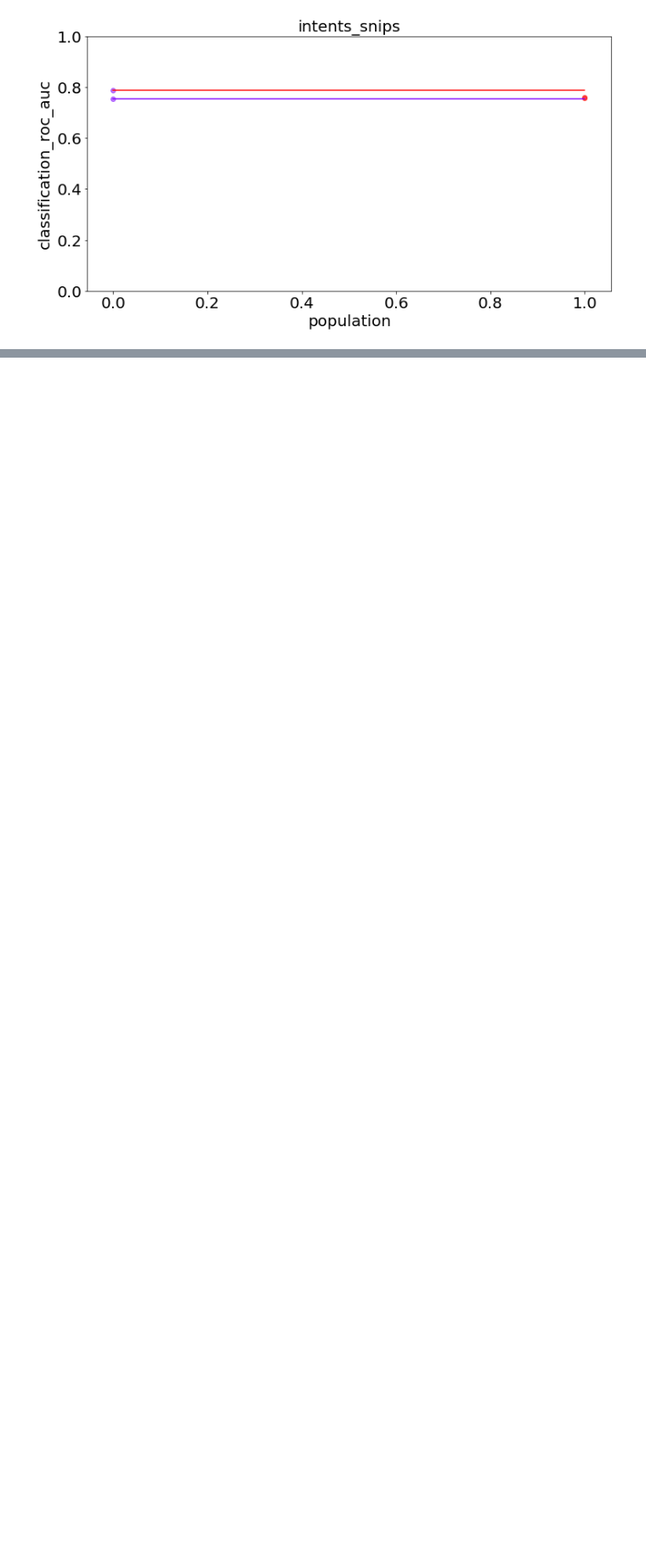
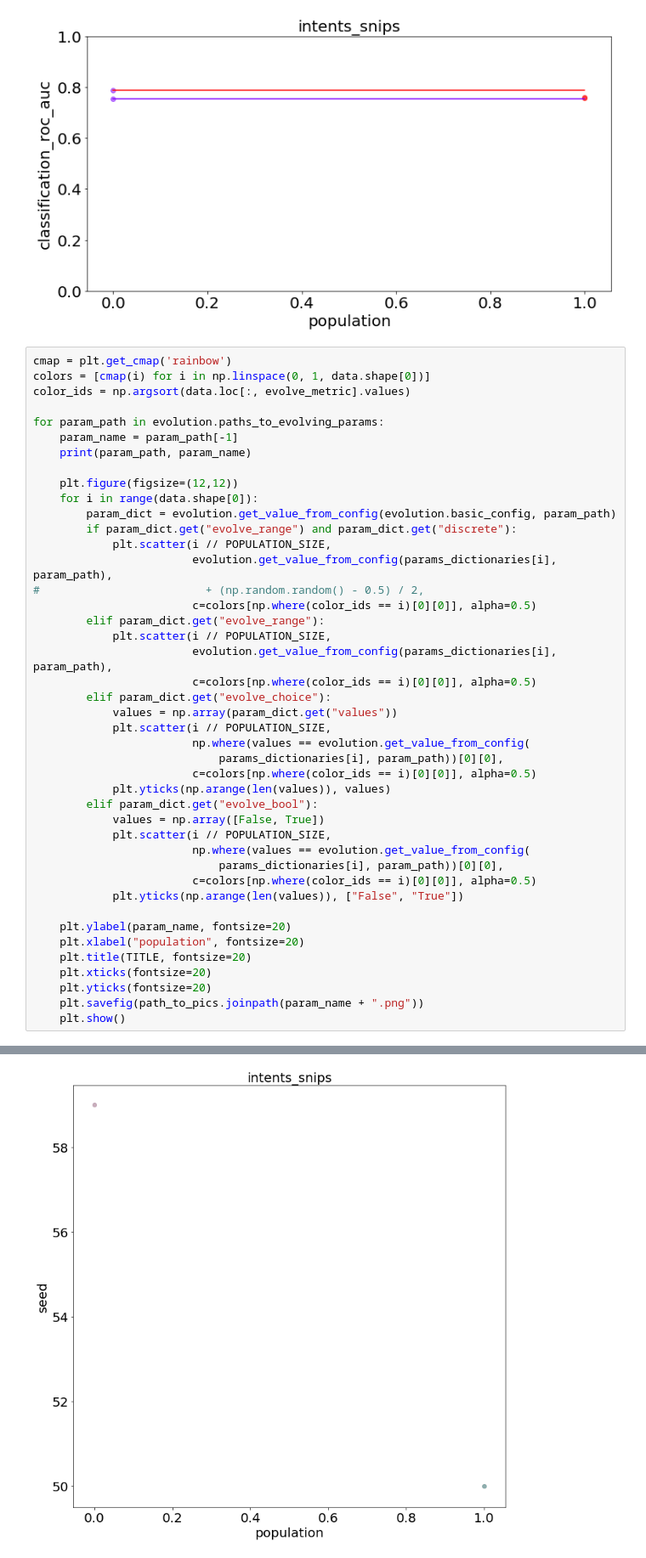
Before and after one commit to deeppavlov/DeepPavlov, a Jupyter notebook: deeppavlov/models/evolution/Results_analysis.ipynb, the cells around one changed output, grey strips where cells are left out. Shown at 85% size. Saved outputs shown, nothing was run; the diff lists cells and outputs as text; blank space fills up the shorter version.

Commit message:
feat: add check bool

```diff
--- a/deeppavlov/models/evolution/Results_analysis.ipynb
+++ b/deeppavlov/models/evolution/Results_analysis.ipynb
@@ -229,3 +221,47 @@ for metric, ylim in zip(MEASURES, ylims):
 [figure]
 [figure]
 [figure]
+# %%
+cmap = plt.get_cmap('rainbow')
+colors = [cmap(i) for i in np.linspace(0, 1, data.shape[0])]
+color_ids = np.argsort(data.loc[:, evolve_metric].values)
+
+for param_path in evolution.paths_to_evolving_params:
+    param_name = param_path[-1]
+    print(param_path, param_name)
+
+    plt.figure(figsize=(12,12))
+    for i in range(data.shape[0]):
+        param_dict = evolution.get_value_from_config(evolution.basic_config, param_path)
+        if param_dict.get("evolve_range") and param_dict.get("discrete"):
+            plt.scatter(i // POPULATION_SIZE,
+                        evolution.get_value_from_config(params_dictionaries[i], param_path),
+#                         + (np.random.random() - 0.5) / 2,
+                        c=colors[np.where(color_ids == i)[0][0]], alpha=0.5)
+        elif param_dict.get("evolve_range"):
+            plt.scatter(i // POPULATION_SIZE,
+                        evolution.get_value_from_config(params_dictionaries[i], param_path),
+                        c=colors[np.where(color_ids == i)[0][0]], alpha=0.5)
+        elif param_dict.get("evolve_choice"):
+            values = np.array(param_dict.get("values"))
+            plt.scatter(i // POPULATION_SIZE,
+                        np.where(values == evolution.get_value_from_config(
+                            params_dictionaries[i], param_path))[0][0],
+                        c=colors[np.where(color_ids == i)[0][0]], alpha=0.5)
+            plt.yticks(np.arange(len(values)), values)
+        elif param_dict.get("evolve_bool"):
+            values = np.array([False, True])
+            plt.scatter(i // POPULATION_SIZE,
+                        np.where(values == evolution.get_value_from_config(
+                            params_dictionaries[i], param_path))[0][0],
+                        c=colors[np.where(color_ids == i)[0][0]], alpha=0.5)
+            plt.yticks(np.arange(len(values)), ["False", "True"])
+
+    plt.ylabel(param_name, fontsize=20)
+    plt.xlabel("population", fontsize=20)
+    plt.title(TITLE, fontsize=20)
+    plt.xticks(fontsize=20)
+    plt.yticks(fontsize=20)
+    plt.savefig(path_to_pics.joinpath(param_name + ".png"))
+    plt.show()
+# %% [output]
@@ -231,0 +269 @@ for metric, ylim in zip(MEASURES, ylims):
+[figure, added]
```
Also changed, not shown: parts of 3 cells of this notebook, 1 other file.
